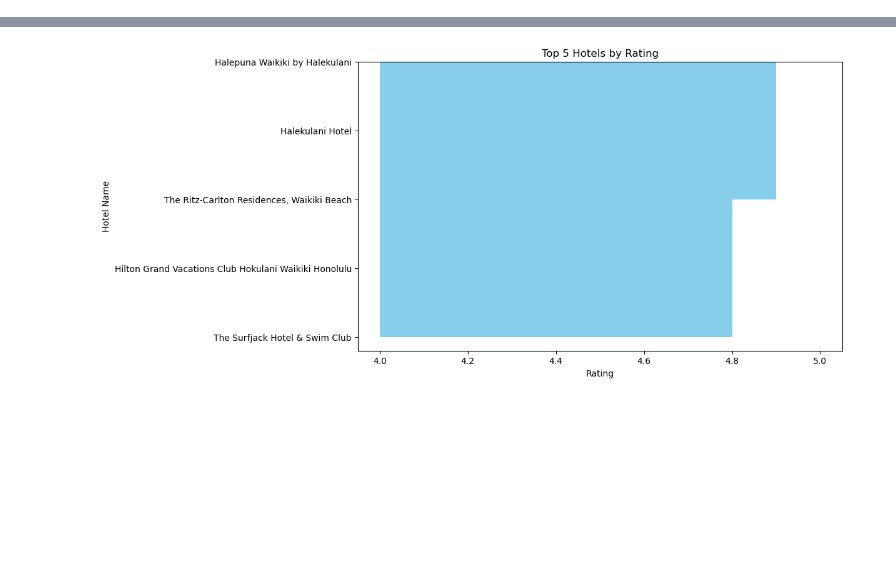
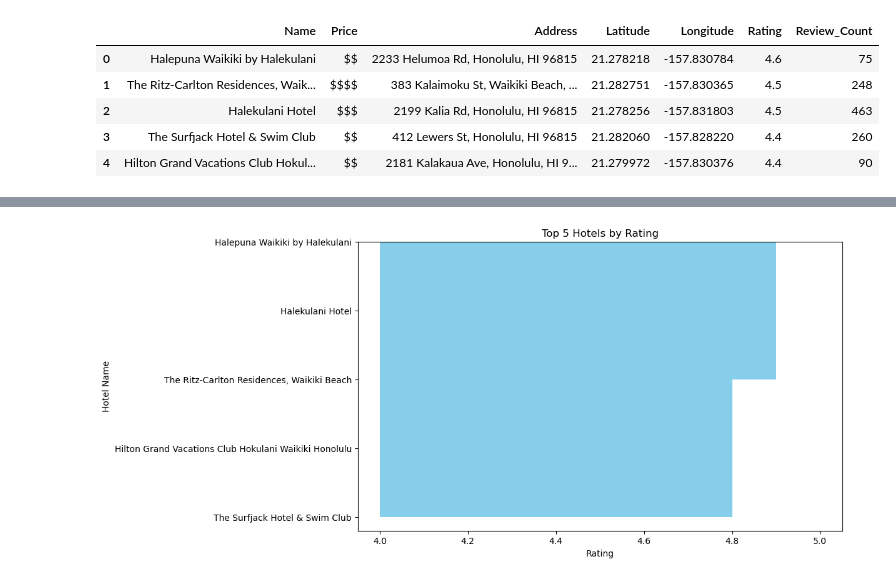
Before and after one commit to messymessina29/Hawaii_Tour_Guide_Project, a Jupyter notebook: Adriel/Hawaii_hotel_visualizations.ipynb, the cells around one changed output, grey strips where cells are left out. Cells and saved outputs as stored; diff of their text form; code cells hidden in the pictures; blank space fills up the shorter version.

```diff
--- a/Adriel/Hawaii_hotel_visualizations.ipynb
+++ b/Adriel/Hawaii_hotel_visualizations.ipynb
@@ -10,0 +17,7 @@ collection = db['Hawaii_Hotels']
+# %%
+# Load the JSON data from the file
+file_path = 'Hawaii_hotels.json'
+df = pd.read_json(file_path)
+
+# Print the DataFrame to verify the data
+print(df.head())
@@ -10,0 +45,11 @@ collection = db['Hawaii_Hotels']
+# %%
+#edit dataframe, drop image url
+HHotel_df = df.drop(columns=['Image_url'])
+HHotel_df.head(5)
+# %% [output]
+|  | Name | Price | Address | Latitude | Longitude | Rating | Review_Count |
+| 0 | Halepuna Waikiki by Halekulani | $$ | 2233 Helumoa Rd, Honolulu, HI 96815 | 21.278218 | -157.830784 | 4.6 | 75 |
+| 1 | The Ritz-Carlton Residences, Waik... | $$$$ | 383 Kalaimoku St, Waikiki Beach, ... | 21.282751 | -157.830365 | 4.5 | 248 |
+| 2 | Halekulani Hotel | $$$ | 2199 Kalia Rd, Honolulu, HI 96815 | 21.278256 | -157.831803 | 4.5 | 463 |
+| 3 | The Surfjack Hotel & Swim Club | $$ | 412 Lewers St, Honolulu, HI 96815 | 21.282060 | -157.828220 | 4.4 | 260 |
+| 4 | Hilton Grand Vacations Club Hokul... | $$ | 2181 Kalakaua Ave, Honolulu, HI 9... | 21.279972 | -157.830376 | 4.4 | 90 |
```
Also changed, not shown: parts of 7 cells of this notebook, 5 other files.
